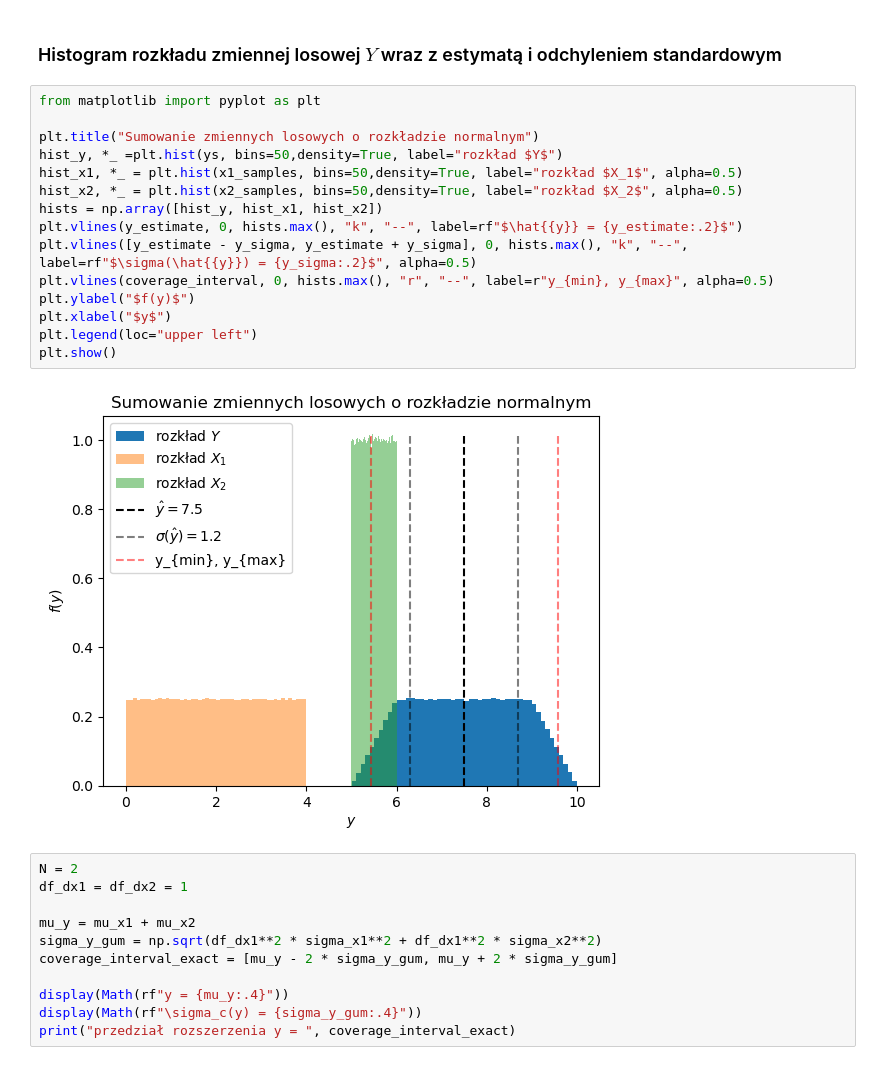
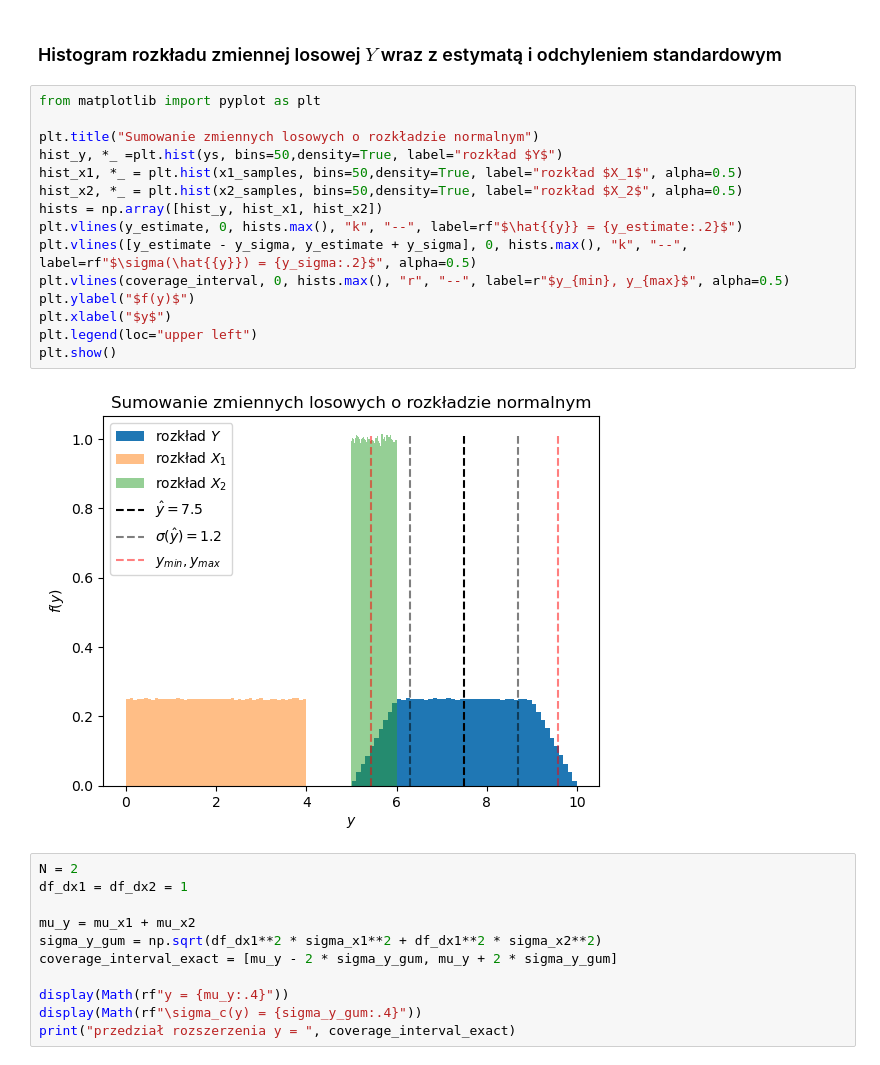
Before and after one commit to jostrzol/mmc, a Jupyter notebook: lab7/lab7.ipynb, the cells around one changed output. Drawn from its saved outputs; the diff is of its cells as text.

```diff
--- a/lab7/lab7.ipynb
+++ b/lab7/lab7.ipynb
@@ -123,20 +123,20 @@ przedział rozszerzenia y =  [5.428985822181598, 9.576133056475053]
 # %%
 from matplotlib import pyplot as plt
 
 plt.title("Sumowanie zmiennych losowych o rozkładzie normalnym")
 hist_y, *_ =plt.hist(ys, bins=50,density=True, label="rozkład $Y$")
 hist_x1, *_ = plt.hist(x1_samples, bins=50,density=True, label="rozkład $X_1$", alpha=0.5)
 hist_x2, *_ = plt.hist(x2_samples, bins=50,density=True, label="rozkład $X_2$", alpha=0.5)
 hists = np.array([hist_y, hist_x1, hist_x2])
 plt.vlines(y_estimate, 0, hists.max(), "k", "--", label=rf"$\hat{{y}} = {y_estimate:.2}$")
 plt.vlines([y_estimate - y_sigma, y_estimate + y_sigma], 0, hists.max(), "k", "--", label=rf"$\sigma(\hat{{y}}) = {y_sigma:.2}$", alpha=0.5)
-plt.vlines(coverage_interval, 0, hists.max(), "r", "--", label=r"y_{min}, y_{max}", alpha=0.5)
+plt.vlines(coverage_interval, 0, hists.max(), "r", "--", label=r"$y_{min}, y_{max}$", alpha=0.5)
 plt.ylabel("$f(y)$")
 plt.xlabel("$y$")
 plt.legend(loc="upper left")
 plt.show()
 # %% [output]
-[figure, old version]
+[figure, new version]
 # %%
 N = 2
 df_dx1 = df_dx2 = 1
```
Also changed, not shown: parts of 4 cells of this notebook.
